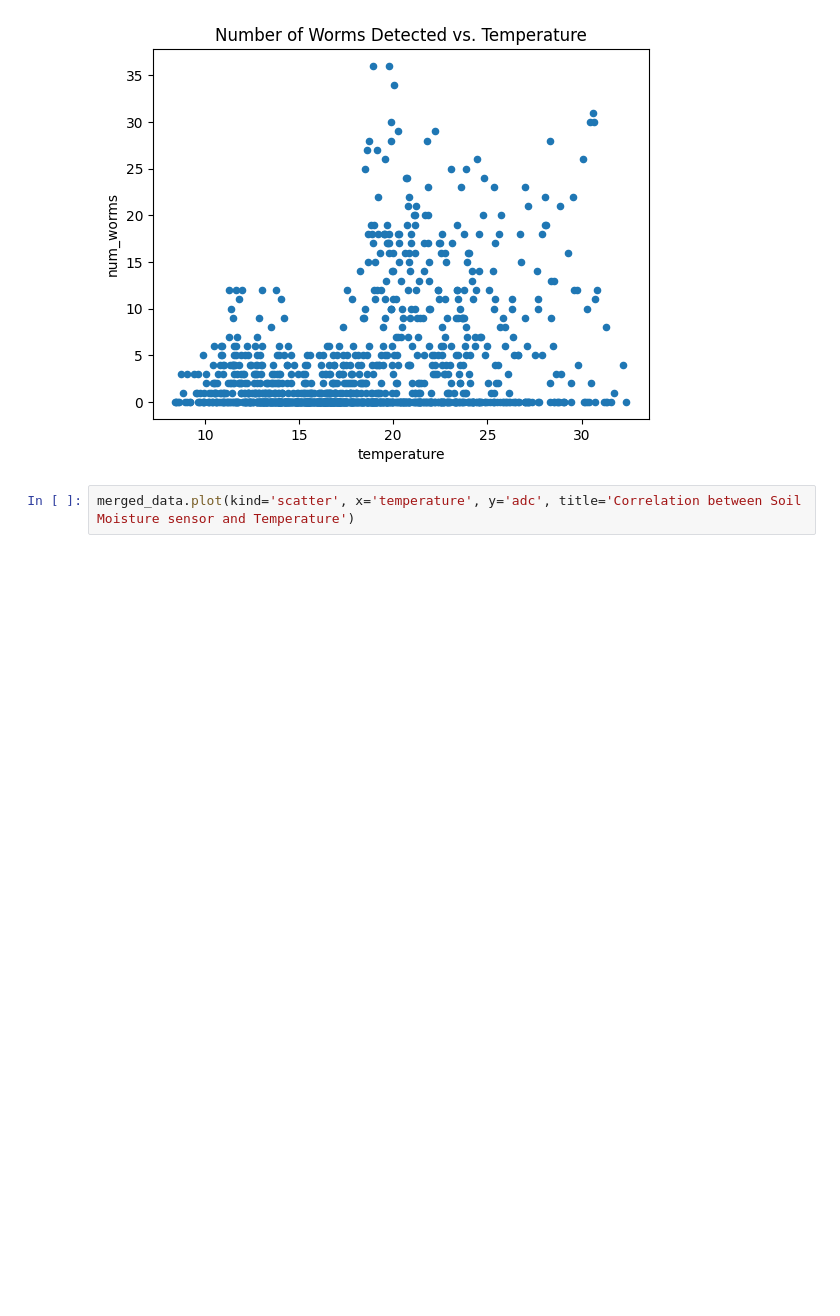
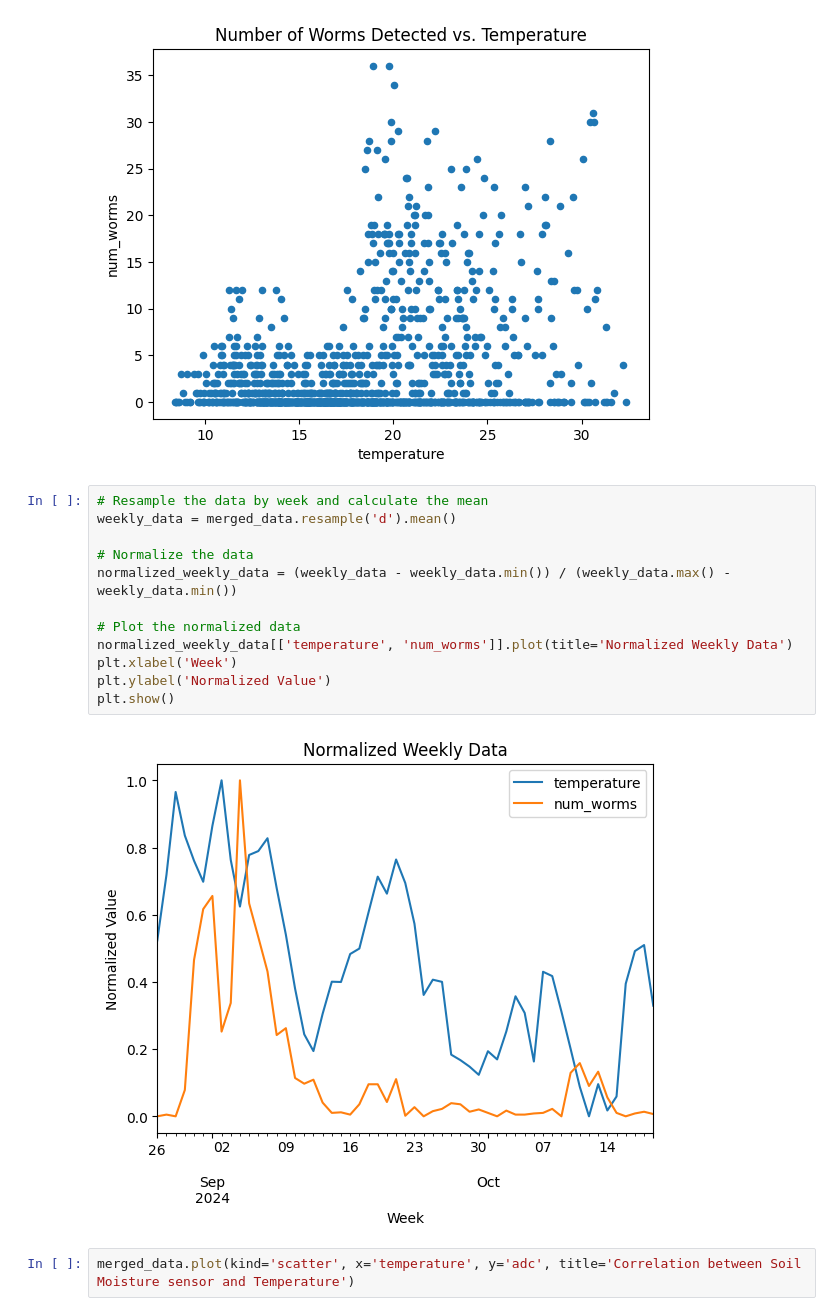
Before and after one commit to wiggle-bin/wiggle-notes, a Jupyter notebook: worms_actvitiy/WormActivityCorrelationEnvironment.ipynb, the cells around one changed output. Cells and saved outputs as stored; diff of their text form; blank space fills up the shorter version.

Commit message:
Added line chart overlaying temperature and num_worms

```diff
--- a/worms_actvitiy/WormActivityCorrelationEnvironment.ipynb
+++ b/worms_actvitiy/WormActivityCorrelationEnvironment.ipynb
@@ -241,6 +241,20 @@ merged_data.plot(kind='scatter', x='temperature', y='num_worms', title='Number o
 # %% [output]
 <Axes: title={'center': 'Number of Worms Detected vs. Temperature'}, xlabel='temperature', ylabel='num_worms'>
 [figure]
+# %%
+# Resample the data by week and calculate the mean
+weekly_data = merged_data.resample('d').mean()
+
+# Normalize the data
+normalized_weekly_data = (weekly_data - weekly_data.min()) / (weekly_data.max() - weekly_data.min())
+
+# Plot the normalized data
+normalized_weekly_data[['temperature', 'num_worms']].plot(title='Normalized Weekly Data')
+plt.xlabel('Week')
+plt.ylabel('Normalized Value')
+plt.show()
+# %% [output]
+[figure, added]
 # %%
 merged_data.plot(kind='scatter', x='temperature', y='adc', title='Correlation between Soil Moisture sensor and Temperature')
 # %% [output]
```
